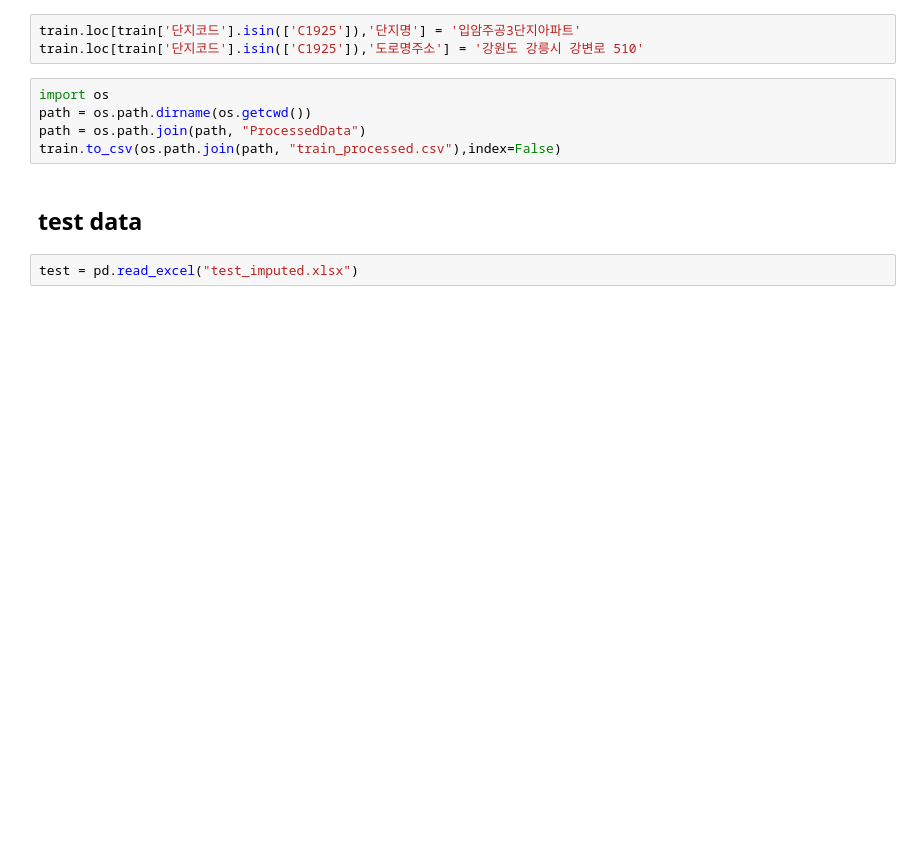
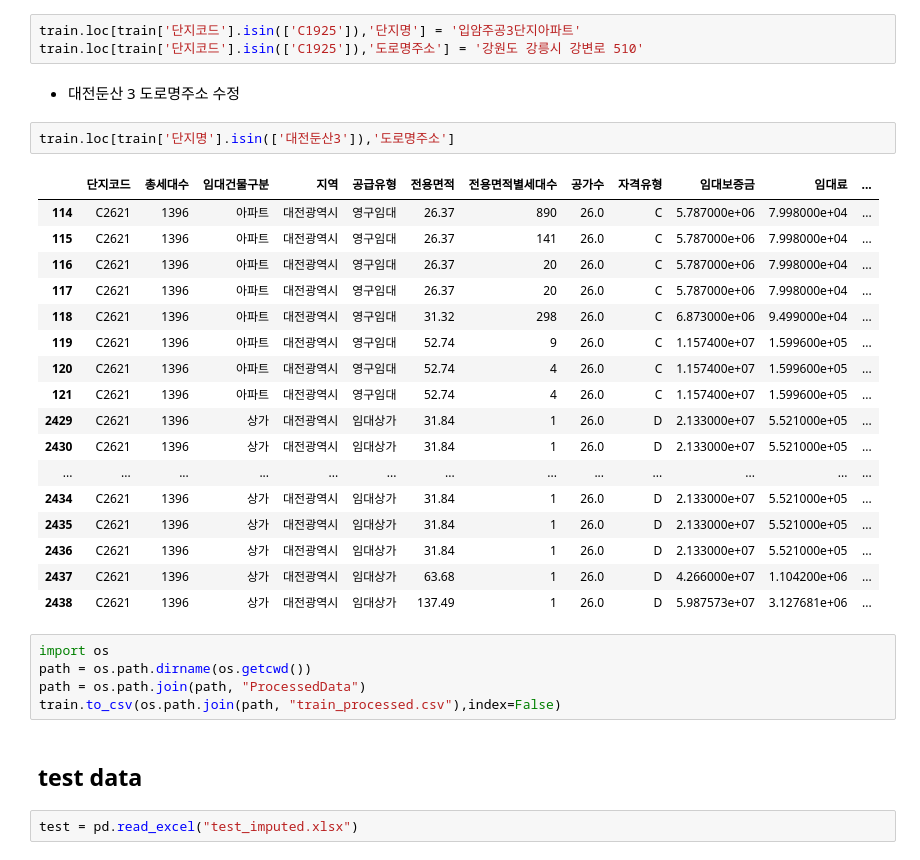
Before and after one commit to whdbfla6/Daesamanlap, a Jupyter notebook: External/DataMerge.ipynb, the cells around one changed output. Cells and saved outputs as stored; diff of their text form; blank space fills up the shorter version.

Commit message:
대전둔산3

```diff
--- a/External/DataMerge.ipynb
+++ b/External/DataMerge.ipynb
@@ -373,6 +453,28 @@ external[external['단지명']=='입암주공3단지아파트']
 # %%
 train.loc[train['단지코드'].isin(['C1925']),'단지명'] = '입암주공3단지아파트'
 train.loc[train['단지코드'].isin(['C1925']),'도로명주소'] = '강원도 강릉시 강변로 510'
+# %% [markdown]
+- 대전둔산 3 도로명주소 수정
+# %%
+train.loc[train['단지명'].isin(['대전둔산3']),'도로명주소']
+# %% [output]
+|  | 단지코드 | 총세대수 | 임대건물구분 | 지역 | 공급유형 | 전용면적 | 전용면적별세대수 | 공가수 | 자격유형 | 임대보증금 | 임대료 | ... |
+| 114 | C2621 | 1396 | 아파트 | 대전광역시 | 영구임대 | 26.37 | 890 | 26.0 | C | 5.787000e+06 | 7.998000e+04 | ... |
+| 115 | C2621 | 1396 | 아파트 | 대전광역시 | 영구임대 | 26.37 | 141 | 26.0 | C | 5.787000e+06 | 7.998000e+04 | ... |
+| 116 | C2621 | 1396 | 아파트 | 대전광역시 | 영구임대 | 26.37 | 20 | 26.0 | C | 5.787000e+06 | 7.998000e+04 | ... |
+| 117 | C2621 | 1396 | 아파트 | 대전광역시 | 영구임대 | 26.37 | 20 | 26.0 | C | 5.787000e+06 | 7.998000e+04 | ... |
+| 118 | C2621 | 1396 | 아파트 | 대전광역시 | 영구임대 | 31.32 | 298 | 26.0 | C | 6.873000e+06 | 9.499000e+04 | ... |
+| 119 | C2621 | 1396 | 아파트 | 대전광역시 | 영구임대 | 52.74 | 9 | 26.0 | C | 1.157400e+07 | 1.599600e+05 | ... |
+| 120 | C2621 | 1396 | 아파트 | 대전광역시 | 영구임대 | 52.74 | 4 | 26.0 | C | 1.157400e+07 | 1.599600e+05 | ... |
+| 121 | C2621 | 1396 | 아파트 | 대전광역시 | 영구임대 | 52.74 | 4 | 26.0 | C | 1.157400e+07 | 1.599600e+05 | ... |
+| 2429 | C2621 | 1396 | 상가 | 대전광역시 | 임대상가 | 31.84 | 1 | 26.0 | D | 2.133000e+07 | 5.521000e+05 | ... |
+| 2430 | C2621 | 1396 | 상가 | 대전광역시 | 임대상가 | 31.84 | 1 | 26.0 | D | 2.133000e+07 | 5.521000e+05 | ... |
+| ... | ... | ... | ... | ... | ... | ... | ... | ... | ... | ... | ... | ... |
+| 2434 | C2621 | 1396 | 상가 | 대전광역시 | 임대상가 | 31.84 | 1 | 26.0 | D | 2.133000e+07 | 5.521000e+05 | ... |
+| 2435 | C2621 | 1396 | 상가 | 대전광역시 | 임대상가 | 31.84 | 1 | 26.0 | D | 2.133000e+07 | 5.521000e+05 | ... |
+| 2436 | C2621 | 1396 | 상가 | 대전광역시 | 임대상가 | 31.84 | 1 | 26.0 | D | 2.133000e+07 | 5.521000e+05 | ... |
+| 2437 | C2621 | 1396 | 상가 | 대전광역시 | 임대상가 | 63.68 | 1 | 26.0 | D | 4.266000e+07 | 1.104200e+06 | ... |
+| 2438 | C2621 | 1396 | 상가 | 대전광역시 | 임대상가 | 137.49 | 1 | 26.0 | D | 5.987573e+07 | 3.127681e+06 | ... |
 # %%
 import os
 path = os.path.dirname(os.getcwd())
```
Also changed, not shown: parts of 20 cells of this notebook, 1 other file.
